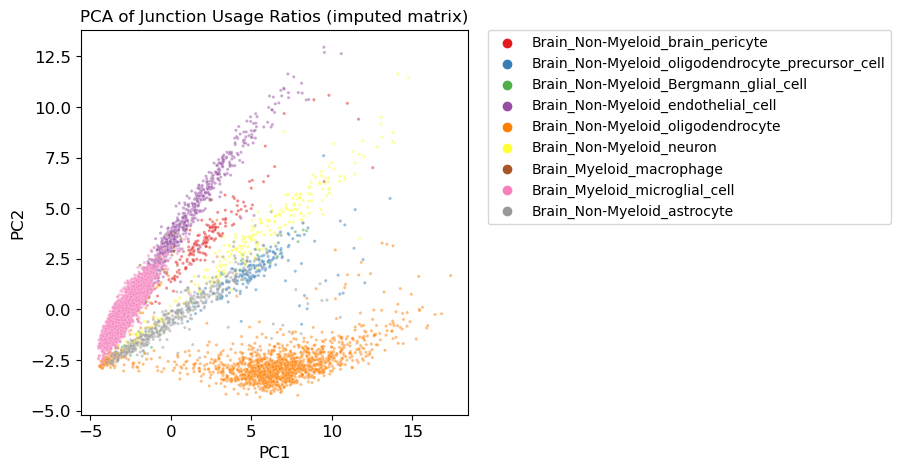
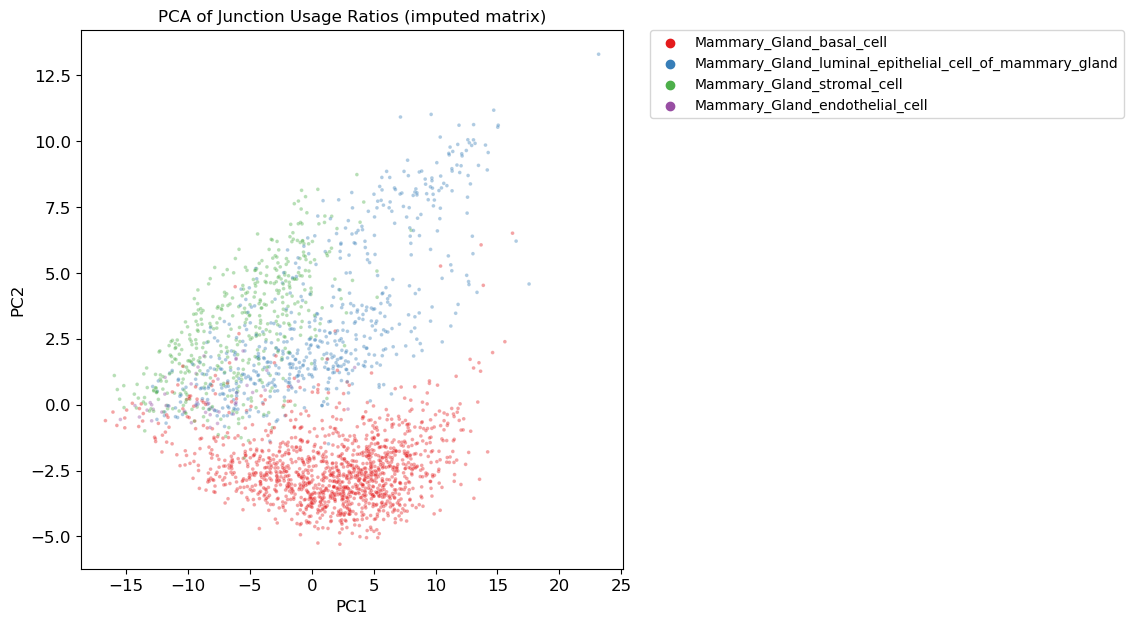
The notebook cell's code change between the first figure and the second:
--- before
+++ after
@@ -1,5 +1,5 @@
 # plot first two PCs
-plt.figure(figsize=(5, 5))
-sns.scatterplot(data=pcs_df, x="PC1", y="PC2", hue=cell_types_pcs.values, s=5, alpha=0.5, palette="Set1")
+plt.figure(figsize=(7, 7))
+sns.scatterplot(data=pcs_df, x="PC1", y="PC2", hue=cell_types_pcs.values, s=7, alpha=0.4, palette="Set1")
 # move legend outside of plot
 plt.legend(bbox_to_anchor=(1.05, 1), loc=2, borderaxespad=0.)

Commit: save simulation code new src